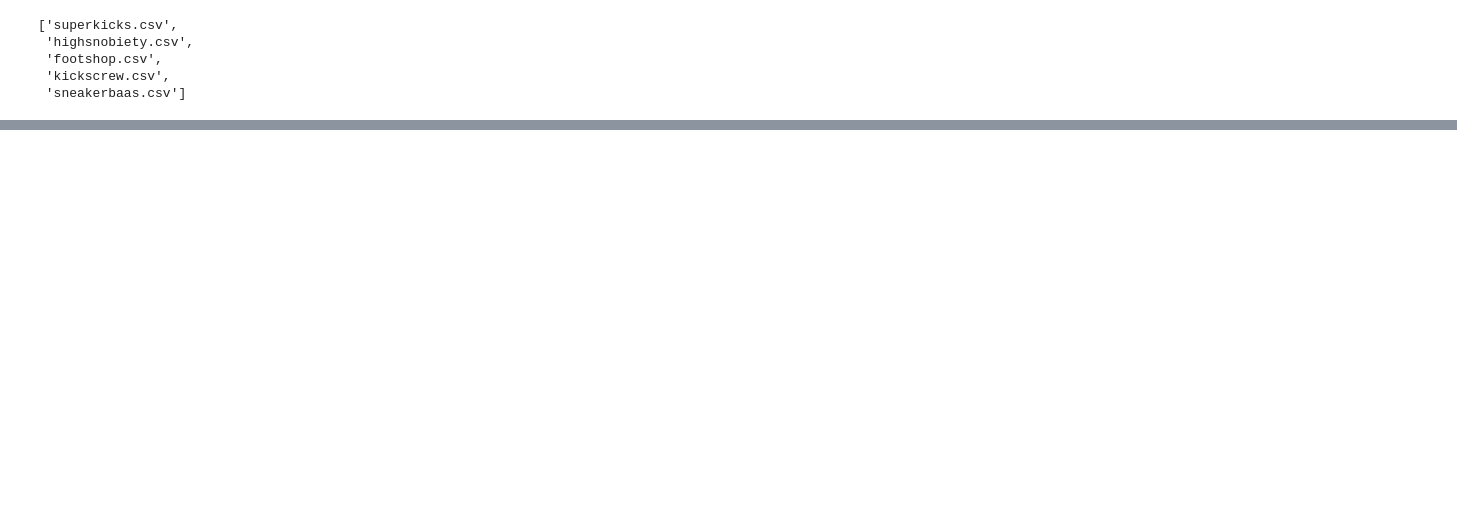
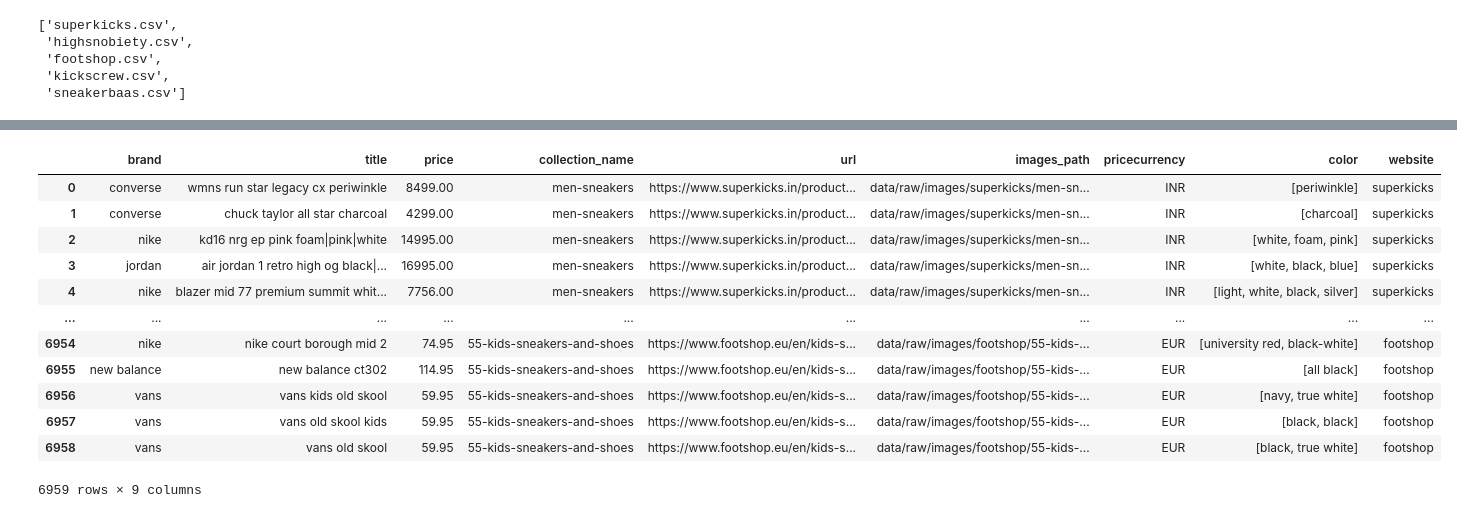
Before and after one commit to miem-refugees/sneakers-ml, a Jupyter notebook: notebooks/merger/merger.ipynb, the cells around one changed output, grey strips where cells are left out. Cells and saved outputs as stored; diff of their text form; code cells hidden in the pictures; blank space fills up the shorter version.

```diff
--- a/notebooks/merger/merger.ipynb
+++ b/notebooks/merger/merger.ipynb
@@ -42,6 +51,8 @@ def format_superkicks_dataset(raw_df: pd.DataFrame) -> pd.DataFrame:
             for word in text:
                 if color_word in word:
                     colors.append(color_word)
+
+
         return list(dict.fromkeys(colors))
 
     df = raw_df.drop(
@@ -74,6 +85,12 @@ def format_superkicks_dataset(raw_df: pd.DataFrame) -> pd.DataFrame:
     # df["collection"].cat.rename_categories({"men-sneakers":"men", ""})
 
     # df.drop("collection_name", axis=1)
+
+    df = df.drop("description", axis=1)
+
+    df["website"] = "superkicks"
+
+    df = df.drop_duplicates(subset=["title", "collection_name","url"])
     return df
 
 
@@ -133,30 +157,28 @@ format_sneakerbaas_dataset(datasets["sneakerbaas.csv"])
 1005 rows × 9 columns
 # %%
-def format_footshop_dataset(raw_df):
-
+def format_footshop_dataset(raw_df: pd.DataFrame):
     def get_colors(text):
         colors = text.replace("&", "/").replace("/ ", "/").lower().split("/")
         return colors
 
-
-    df = raw_df.drop(["collection_url"],axis=1)
-
-
-
-
+    df = raw_df.drop(["collection_url"], axis=1)
 
     df["price"] = df["price"].apply(
         lambda x: float(x.replace("€", "").replace("$", ""))
     )
 
-
     df["color_old"] = df["color"]
     df["color"] = df["color"].apply(get_colors)
 
-
     df["brand"] = df["brand"].apply(lambda x: " ".join(x.split()))
     df["title"] = df["title"].apply(lambda x: " ".join(x.split()))
+
+    df = df.drop("color_old", axis=1)
+    df["website"] = "footshop"
+
+    df = df.drop_duplicates(subset=["title", "collection_name","url"])
     return df
 
+
 format_footshop_dataset(datasets["footshop.csv"])
 # %% [output]
@@ -194,0 +225,17 @@ same_columns
+# %%
+merged_datasets = pd.concat(list(processed_datasets.values()), ignore_index=True)
+merged_datasets
+# %% [output]
+|  | brand | title | price | collection_name | url | images_path | pricecurrency | color | website |
+| 0 | converse | wmns run star legacy cx periwinkle | 8499.00 | men-sneakers | https://www.superkicks.in/product... | data/raw/images/superkicks/men-sn... | INR | [periwinkle] | superkicks |
+| 1 | converse | chuck taylor all star charcoal | 4299.00 | men-sneakers | https://www.superkicks.in/product... | data/raw/images/superkicks/men-sn... | INR | [charcoal] | superkicks |
+| 2 | nike | kd16 nrg ep pink foam|pink|white | 14995.00 | men-sneakers | https://www.superkicks.in/product... | data/raw/images/superkicks/men-sn... | INR | [white, foam, pink] | superkicks |
+| 3 | jordan | air jordan 1 retro high og black|... | 16995.00 | men-sneakers | https://www.superkicks.in/product... | data/raw/images/superkicks/men-sn... | INR | [white, black, blue] | superkicks |
+| 4 | nike | blazer mid 77 premium summit whit... | 7756.00 | men-sneakers | https://www.superkicks.in/product... | data/raw/images/superkicks/men-sn... | INR | [light, white, black, silver] | superkicks |
+| ... | ... | ... | ... | ... | ... | ... | ... | ... | ... |
+| 6954 | nike | nike court borough mid 2 | 74.95 | 55-kids-sneakers-and-shoes | https://www.footshop.eu/en/kids-s... | data/raw/images/footshop/55-kids-... | EUR | [university red, black-white] | footshop |
+| 6955 | new balance | new balance ct302 | 114.95 | 55-kids-sneakers-and-shoes | https://www.footshop.eu/en/kids-s... | data/raw/images/footshop/55-kids-... | EUR | [all black] | footshop |
+| 6956 | vans | vans kids old skool | 59.95 | 55-kids-sneakers-and-shoes | https://www.footshop.eu/en/kids-s... | data/raw/images/footshop/55-kids-... | EUR | [navy, true white] | footshop |
+| 6957 | vans | vans old skool kids | 59.95 | 55-kids-sneakers-and-shoes | https://www.footshop.eu/en/kids-s... | data/raw/images/footshop/55-kids-... | EUR | [black, black] | footshop |
+| 6958 | vans | vans old skool | 59.95 | 55-kids-sneakers-and-shoes | https://www.footshop.eu/en/kids-s... | data/raw/images/footshop/55-kids-... | EUR | [black, true white] | footshop |
+6959 rows × 9 columns
```
Also changed, not shown: parts of 11 cells of this notebook.
